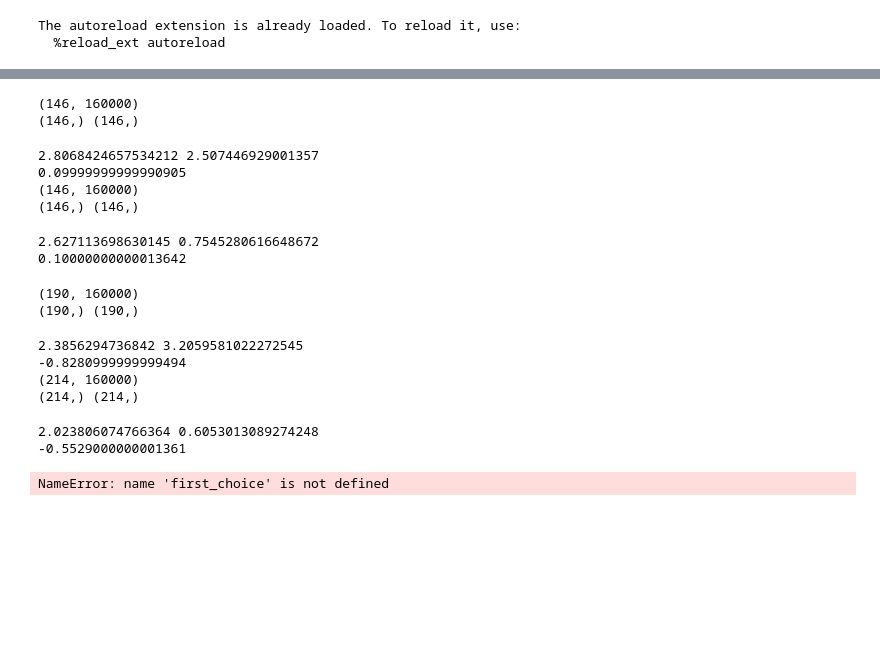
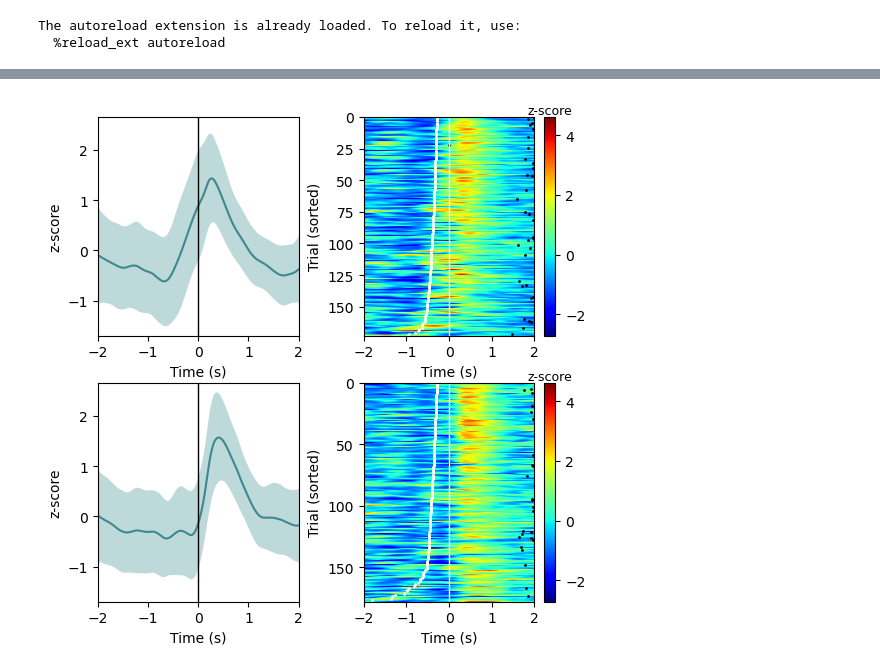
Before and after one commit to YvonneJohansson/freely_moving_photometry_analysis, a Jupyter notebook: post_processing.ipynb, the cells around one changed output, grey strips where cells are left out. Drawn from its saved outputs; the diff is of its cells as text; code cells hidden in the pictures; blank space fills up the shorter version.

```diff
--- a/post_processing.ipynb
+++ b/post_processing.ipynb
@@ -69,5 +149,7 @@ dff_events = heat_map_and_mean(trial_data,dff, plotting_params, mouse, date)
 # %%
-correct_data = correctData('left', mouse, date, trial_data, dff)
-mean_and_sem_filename = mouse + '_' + date + '_' + 'mean_correct_data.p'
-save_filename = saving_folder + mean_and_sem_filename
-pickle.dump(correct_data,open( save_filename, "wb" ) )
+mouse = 'SNL_photo19'
+date = '20200302'
+saving_folder = 'W:\\photometry_2AC\\processed_data\\' + mouse + '\\'
+aligned_filename = mouse + '_' + date + '_' + 'aligned_traces.p'
+save_filename = saving_folder + aligned_filename
+example_session_data = pickle.load(open(save_filename, "rb"))
@@ -83,61 +156,4 @@ pickle.dump(correct_data,open( save_filename, "wb" ) )
-# %%
-cue_data = cueData('left', mouse, date, trial_data, dff)
-mean_and_sem_filename = mouse + '_' + date + '_' + 'mean_cue_data.p'
-save_filename = saving_folder + mean_and_sem_filename
-pickle.dump(cue_data,open( save_filename, "wb" ) )
-# %% [output]
-(146, 160000)
-(146,) (146,)
-2.8068424657534212 2.507446929001357
-0.09999999999990905
-(146, 160000)
-(146,) (146,)
-2.627113698630145 0.7545280616648672
-0.10000000000013642
-# %%
-reward_data = rewardData('left', mouse, date, trial_data, dff)
-mean_and_sem_filename = mouse + '_' + date + '_' + 'mean_reward_data.p'
-save_filename = saving_folder + mean_and_sem_filename
-pickle.dump(reward_data,open( save_filename, "wb" ) )
-# %% [output]
-(190, 160000)
-(190,) (190,)
-2.3856294736842 3.2059581022272545
--0.8280999999999494
-(214, 160000)
-(214,) (214,)
-2.023806074766364 0.6053013089274248
--0.5529000000001361
-# %%
-state_type_of_interest = 5
-state_type_of_interest1 = 8
-state_type_of_interest2 = 10
-response1 = 1
-response2 = 2
-outcome1 = 1
-outcome2 = 0
-last_outcome = 0 # NOT USED CURRENLY
-no_repeats = 1
-last_response = 0
-align_to = 'Time end'
-instance = -1
-plot_range = [-3, 3]
-first_choice_correct1 = 1
-first_choice_correct2 = 0
-
-
-plotting_params1 = HeatMapParams(state_type_of_interest, response1, first_choice, last_response, outcome1, last_outcome, first_choice_correct1, align_to, instance, no_repeats, plot_range)
-plotting_params2 = HeatMapParams(state_type_of_interest, response2, first_choice, last_response, outcome2, last_outcome, first_choice_correct2, align_to, instance, no_repeats, plot_range)
-#plotting_params1 = HeatMapParams(state_type_of_interest, response1, last_response, outcome1, last_outcome,first_choice_correct1, align_to, instance, no_repeats, plot_range)
-#plotting_params2 = HeatMapParams(state_type_of_interest, response2, last_response, outcome1, last_outcome,first_choice_correct1,  align_to, instance, no_repeats, plot_range)
-#plotting_params3 = HeatMapParams(state_type_of_interest, response1, last_response, outcome2, last_outcome,first_choice_correct2,  align_to, instance, no_repeats, plot_range)
-#plotting_params4 = HeatMapParams(state_type_of_interest, response2, last_response, outcome2, last_outcome,first_choice_correct2,  align_to, instance, no_repeats, plot_range)
-#plotting_params5 = HeatMapParams(state_type_of_interest1, response1, last_response, outcome1, last_outcome,first_choice_correct,  align_to, instance, no_repeats, plot_range)
-#plotting_params6 = HeatMapParams(state_type_of_interest1, response2, last_response, outcome1, last_outcome,first_choice_correct,  align_to, instance, no_repeats, plot_range)
-#plotting_params7 = HeatMapParams(state_type_of_interest2, response1, last_response, outcome1, last_outcome,first_choice_correct,  align_to, instance, no_repeats, plot_range)
-#plotting_params8 = HeatMapParams(state_type_of_interest2, response2, last_response, outcome1, last_outcome,first_choice_correct,  align_to, instance, no_repeats, plot_range)
-#events = multiple_conditions_plot(trial_data, dff, mouse, date, plotting_params1, plotting_params2, plotting_params3, plotting_params4)
-events = multiple_conditions_plot(trial_data, dff, mouse, date, plotting_params1, plotting_params2)
-#events = multiple_conditions_plot(trial_data, dff, mouse, date, plotting_params5, plotting_params6, plotting_params7, plotting_params8)
-# %% [output]
-NameError: name 'first_choice' is not defined
+# %%
+example_choice_data = example_session_data.choice_data
+example_reward_data = example_session_data.reward_data
+example_cue_data = example_session_data.cue_data
@@ -143,0 +162,4 @@ NameError: name 'first_choice' is not defined
+# %%
+heat_map_and_mean(example_reward_data, sort=True, error_bar_method='sem',xlims=[-2,2])
+# %% [output]
+[figure, added]
```
Also changed, not shown: parts of 25 cells of this notebook, 2 other files.
